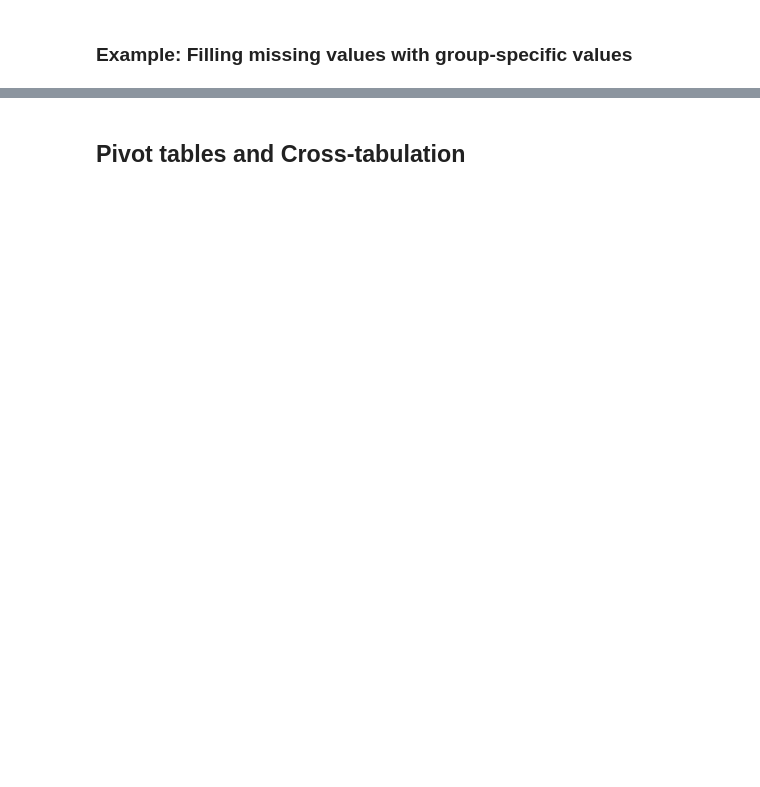
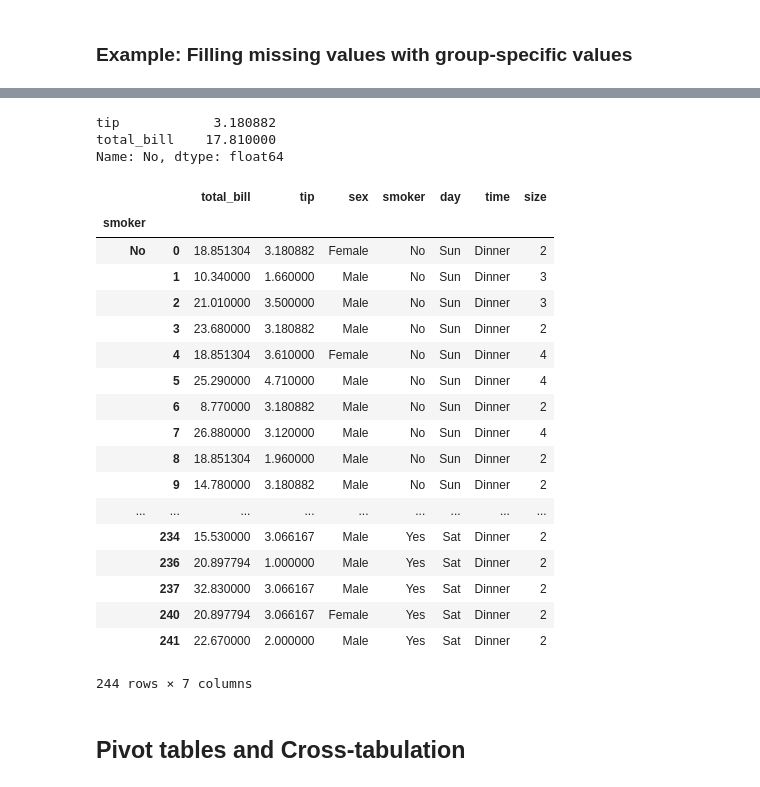
Before and after one commit to angelrps/MasterDataScience-1, a Jupyter notebook: 04_Pandas/04-group_by.empty.ipynb, the cells around one changed output, grey strips where cells are left out. Saved outputs shown, nothing was run; the diff lists cells and outputs as text; code cells hidden in the pictures; blank space fills up the shorter version.

```diff
--- a/04_Pandas/04-group_by.empty.ipynb
+++ b/04_Pandas/04-group_by.empty.ipynb
@@ -6,0 +91,3 @@
+# %%
+for id_, group in df.groupby('key2'):
+    print(type(id_), type(group))
@@ -6,0 +97,4 @@
+# %%
+for id_, group in df.groupby('key2'):
+    print(id_)
+    print(group)
@@ -18,0 +204,3 @@ df[['data2']].groupby(df['key1'])
+# %%
+df = pd.read_csv('tips.csv')
+df.head()
@@ -30,2 +365,7 @@ grouped.apply(f)
 # %% [markdown]
 ### Example: Filling missing values with group-specific values
+# %%
+with_holes = df.copy()
+with_holes['tip'][::3] = np.nan
+with_holes['total_bill'][::4] = np.nan
+with_holes.head()
@@ -32,2 +387,30 @@ grouped.apply(f)
+# %%
+guesses.loc['No']
+# %% [output]
+tip            3.180882
+total_bill    17.810000
+Name: No, dtype: float64
+# %%
+with_holes.groupby('smoker').apply(lambda group: group.fillna(group.mean()))
+# %% [output]
+|  |  | total_bill | tip | sex | smoker | day | time | size |
+| smoker |  |  |  |  |  |  |  |  |
+| No | 0 | 18.851304 | 3.180882 | Female | No | Sun | Dinner | 2 |
+|  | 1 | 10.340000 | 1.660000 | Male | No | Sun | Dinner | 3 |
+|  | 2 | 21.010000 | 3.500000 | Male | No | Sun | Dinner | 3 |
+|  | 3 | 23.680000 | 3.180882 | Male | No | Sun | Dinner | 2 |
+|  | 4 | 18.851304 | 3.610000 | Female | No | Sun | Dinner | 4 |
+|  | 5 | 25.290000 | 4.710000 | Male | No | Sun | Dinner | 4 |
+|  | 6 | 8.770000 | 3.180882 | Male | No | Sun | Dinner | 2 |
+|  | 7 | 26.880000 | 3.120000 | Male | No | Sun | Dinner | 4 |
+|  | 8 | 18.851304 | 1.960000 | Male | No | Sun | Dinner | 2 |
+|  | 9 | 14.780000 | 3.180882 | Male | No | Sun | Dinner | 2 |
+| ... | ... | ... | ... | ... | ... | ... | ... | ... |
+|  | 234 | 15.530000 | 3.066167 | Male | Yes | Sat | Dinner | 2 |
+|  | 236 | 20.897794 | 1.000000 | Male | Yes | Sat | Dinner | 2 |
+|  | 237 | 32.830000 | 3.066167 | Male | Yes | Sat | Dinner | 2 |
+|  | 240 | 20.897794 | 3.066167 | Female | Yes | Sat | Dinner | 2 |
+|  | 241 | 22.670000 | 2.000000 | Male | Yes | Sat | Dinner | 2 |
+244 rows × 7 columns
 # %% [markdown]
 ## Pivot tables and Cross-tabulation
```
Also changed, not shown: parts of 47 cells of this notebook, 2 other files.
